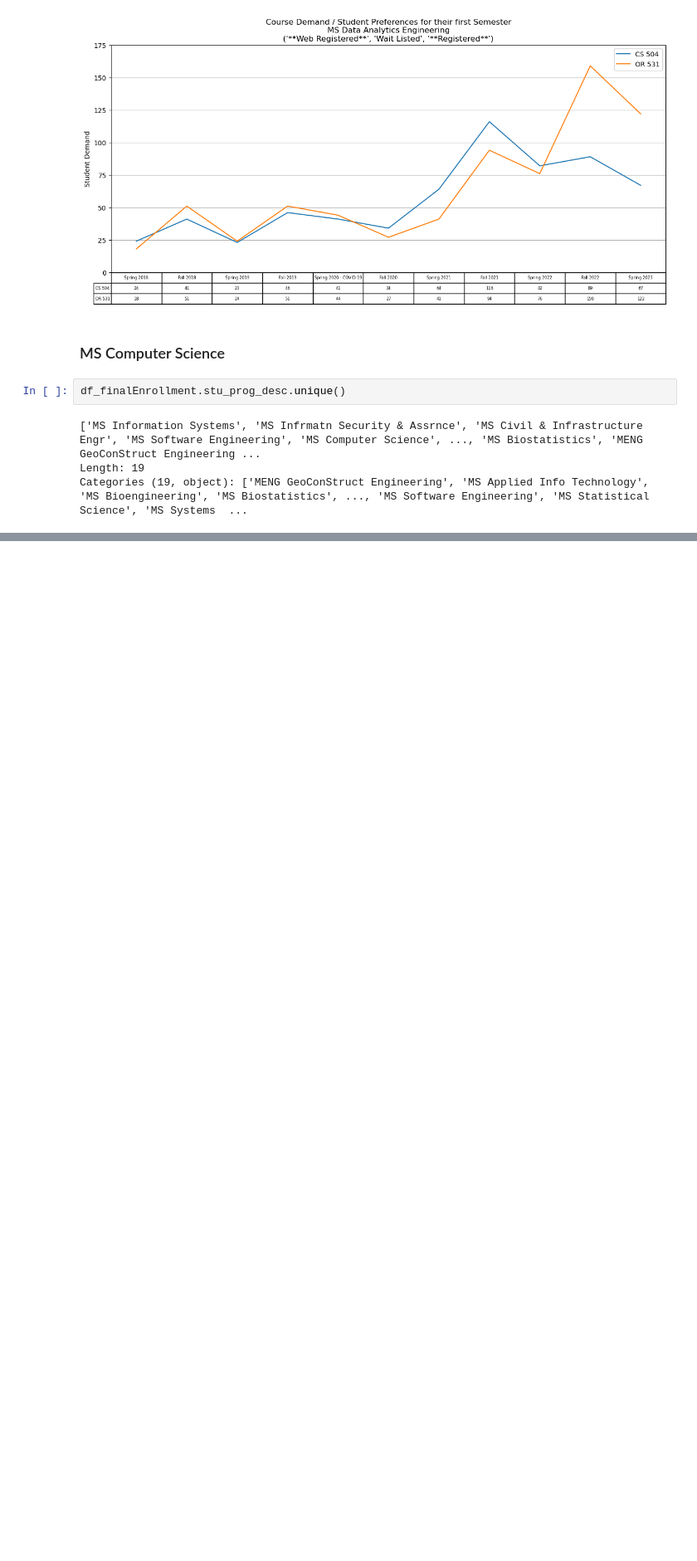
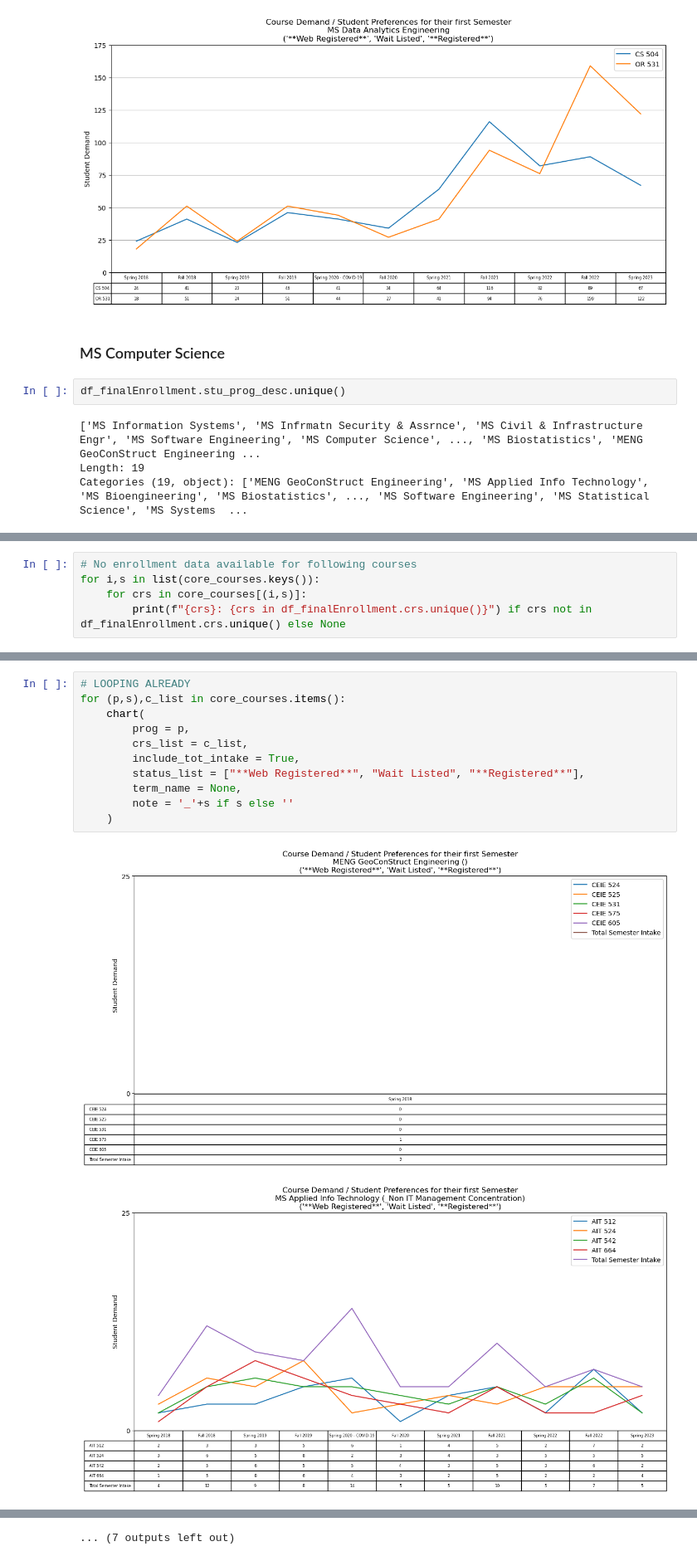
Before and after one commit to GoswamiSagarD/Team-Prophecy, a Jupyter notebook: Code/00_Base/Analytcs.ipynb, the cells around one changed output, grey strips where cells are left out. Shown at 83% size. Saved outputs shown, nothing was run; the diff lists cells and outputs as text; blank space fills up the shorter version.

```diff
--- a/Code/00_Base/Analytcs.ipynb
+++ b/Code/00_Base/Analytcs.ipynb
@@ -436,0 +508,5 @@ db_finalEnrollment.runQuery(f""" --sql
+# %%
+# No enrollment data available for following courses
+for i,s in list(core_courses.keys()):
+    for crs in core_courses[(i,s)]:
+        print(f"{crs}: {crs in df_finalEnrollment.crs.unique()}") if crs not in df_finalEnrollment.crs.unique() else None
@@ -436,0 +549,14 @@ db_finalEnrollment.runQuery(f""" --sql
+# %%
+# LOOPING ALREADY
+for (p,s),c_list in core_courses.items():
+    chart(
+        prog = p,
+        crs_list = c_list,
+        include_tot_intake = True,
+        status_list = ["**Web Registered**", "Wait Listed", "**Registered**"],
+        term_name = None,
+        note = '_'+s if s else ''
+    )
+# %% [output]
+[figure, added]
+[figure, added]
@@ -437,2 +573,3 @@ db_finalEnrollment.runQuery(f""" --sql
+... (7 outputs left out)
 # %%
 chart(
```
Also changed, not shown: parts of 14 cells of this notebook, 20 other files.
